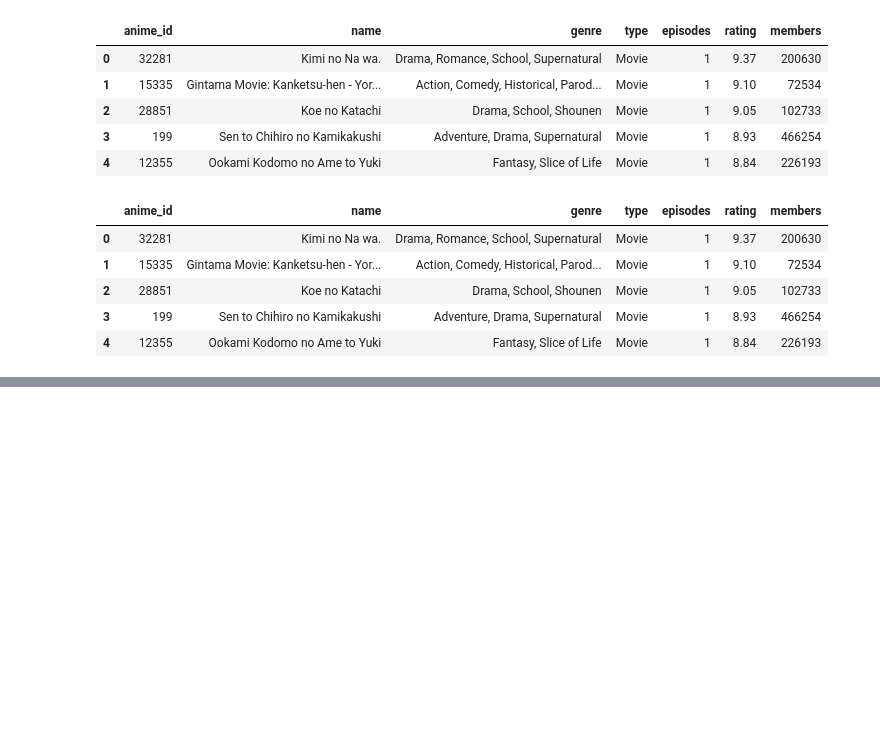
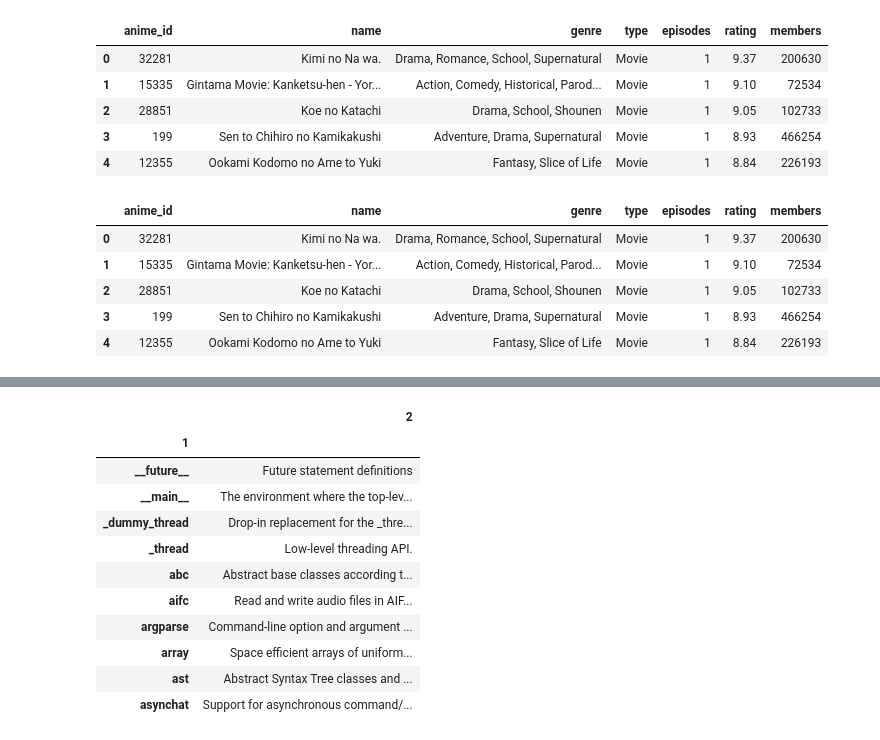
Before and after one commit to JunichiKawahara/practical-jupyter, a Jupyter notebook: section03/section3-5.ipynb, the cells around one changed output, grey strips where cells are left out. Saved outputs shown, nothing was run; the diff lists cells and outputs as text; code cells hidden in the pictures; blank space fills up the shorter version.

```diff
--- a/section03/section3-5.ipynb
+++ b/section03/section3-5.ipynb
@@ -91,0 +113,19 @@ df.head()
+# %%
+# HTMLファイルを読み込む
+url = 'https://docs.python.org/3/py-modindex.html'
+
+tables = pd.read_html(url, index_col=1)
+tables[0].loc[:, 1:].dropna().head(10)
+# %% [output]
+|  | 2 |
+| 1 |  |
+| __future__ | Future statement definitions |
+| __main__ | The environment where the top-lev... |
+| _dummy_thread | Drop-in replacement for the _thre... |
+| _thread | Low-level threading API. |
+| abc | Abstract base classes according t... |
+| aifc | Read and write audio files in AIF... |
+| argparse | Command-line option and argument ... |
+| array | Space efficient arrays of uniform... |
+| ast | Abstract Syntax Tree classes and ... |
+| asynchat | Support for asynchronous command/... |
```
Also changed, not shown: parts of 1 cell of this notebook, 4 other files.
